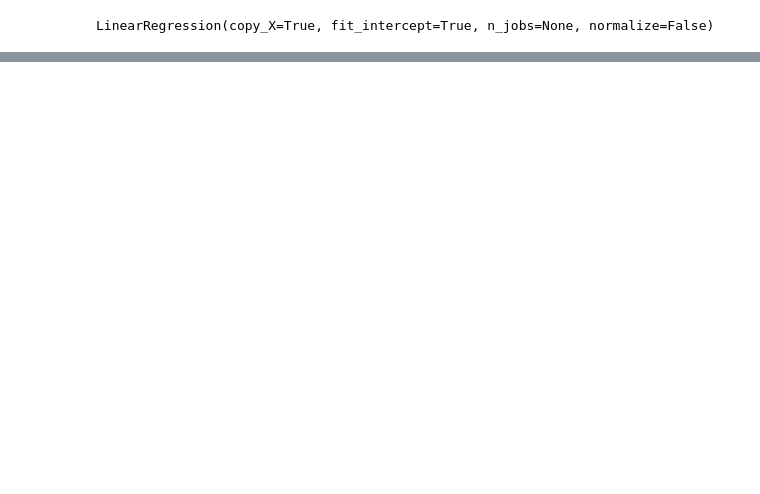
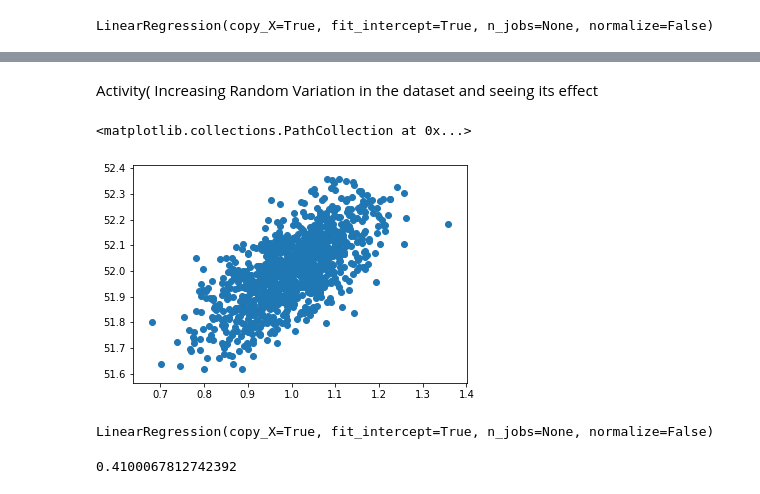
Before and after one commit to shag527/Machine-Learning, a Jupyter notebook: Predictive Models/Linear Regression.ipynb, the cells around one changed output, grey strips where cells are left out. Drawn from its saved outputs; the diff is of its cells as text; code cells hidden in the pictures; blank space fills up the shorter version.

Commit message:
Update Linear Regression

```diff
--- a/Predictive Models/Linear Regression.ipynb
+++ b/Predictive Models/Linear Regression.ipynb
@@ -40,0 +41,10 @@ plt.show()
+# %% [markdown]
+Activity( Increasing Random Variation in the dataset and seeing its effect
+# %%
+x=np.random.normal(1,0.1,1000)
+y=x+50+np.random.normal(1,0.1,1000)
+# %%
+plt.scatter(x,y)
+# %% [output]
+<matplotlib.collections.PathCollection at 0x...>
+[figure, added]
@@ -40,0 +56,4 @@ plt.show()
+# %%
+lr.fit(x,y)
+# %% [output]
+LinearRegression(copy_X=True, fit_intercept=True, n_jobs=None, normalize=False)
@@ -40,0 +62,4 @@ plt.show()
+# %%
+lr.score(x_test,y_test)
+# %% [output]
+0.4100067812742392
```
Also changed, not shown: parts of 7 cells of this notebook.
